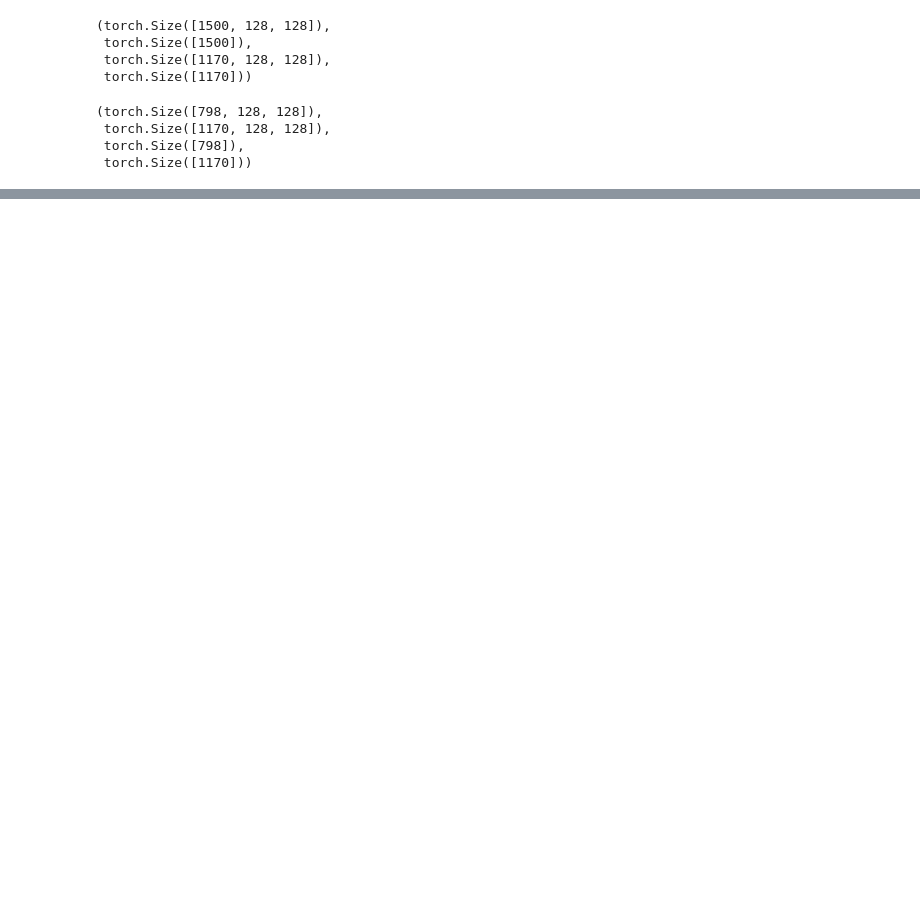
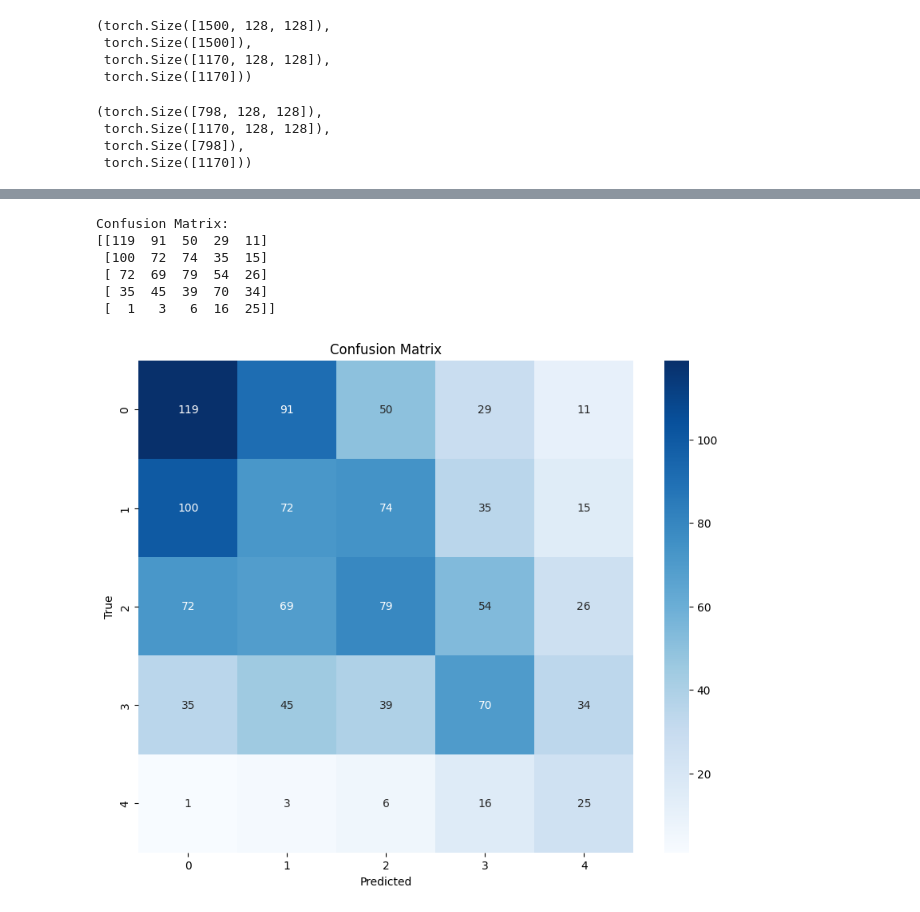
Before and after one commit to igyuwon/deepnoid, a Jupyter notebook: PBL1/pre_osteoarthritis_classification.ipynb, the cells around one changed output, grey strips where cells are left out. Drawn from its saved outputs; the diff is of its cells as text; code cells hidden in the pictures; blank space fills up the shorter version.

```diff
--- a/PBL1/pre_osteoarthritis_classification.ipynb
+++ b/PBL1/pre_osteoarthritis_classification.ipynb
@@ -154,7 +155,8 @@ for category in categories:
     category_path = os.path.join(data_dir, category)
     all_data[category] = {}
     for label in range(5):
-        if category == 'train' and label == 4:
+        # if category == 'train' and label == 2:
+        if category == 'train' and label == 2:
             processed_img_list = load_and_augment_data(data_dir, label)
         else:
             label_path = os.path.join(category_path, str(label))
@@ -367,3 +405,32 @@ KeyboardInterrupt:
+# %%
+from sklearn.metrics import confusion_matrix
+
+# Confusion matrix
+conf_matrix = confusion_matrix(all_labels, all_predictions)
+print('Confusion Matrix:')
+print(conf_matrix)
+
+# Plotting confusion matrix
+plt.figure(figsize=(10, 8))
+sns.heatmap(conf_matrix, annot=True, fmt='d', cmap='Blues', xticklabels=range(num_classes), yticklabels=range(num_classes))
+plt.xlabel('Predicted')
+plt.ylabel('True')
+plt.title('Confusion Matrix')
+plt.show()
+
+# 0 : 639
+# 1 : 296
+# 2 : 447
+# 3 : 223
+# 4 : 51
+# %% [output]
+Confusion Matrix:
+[[119  91  50  29  11]
+ [100  72  74  35  15]
+ [ 72  69  79  54  26]
+ [ 35  45  39  70  34]
+ [  1   3   6  16  25]]
+[figure, added]
 # %%
 # # Define the number of output classes
 # num_classes = 5
```
Also changed, not shown: parts of 3 cells of this notebook, 4 other files.
